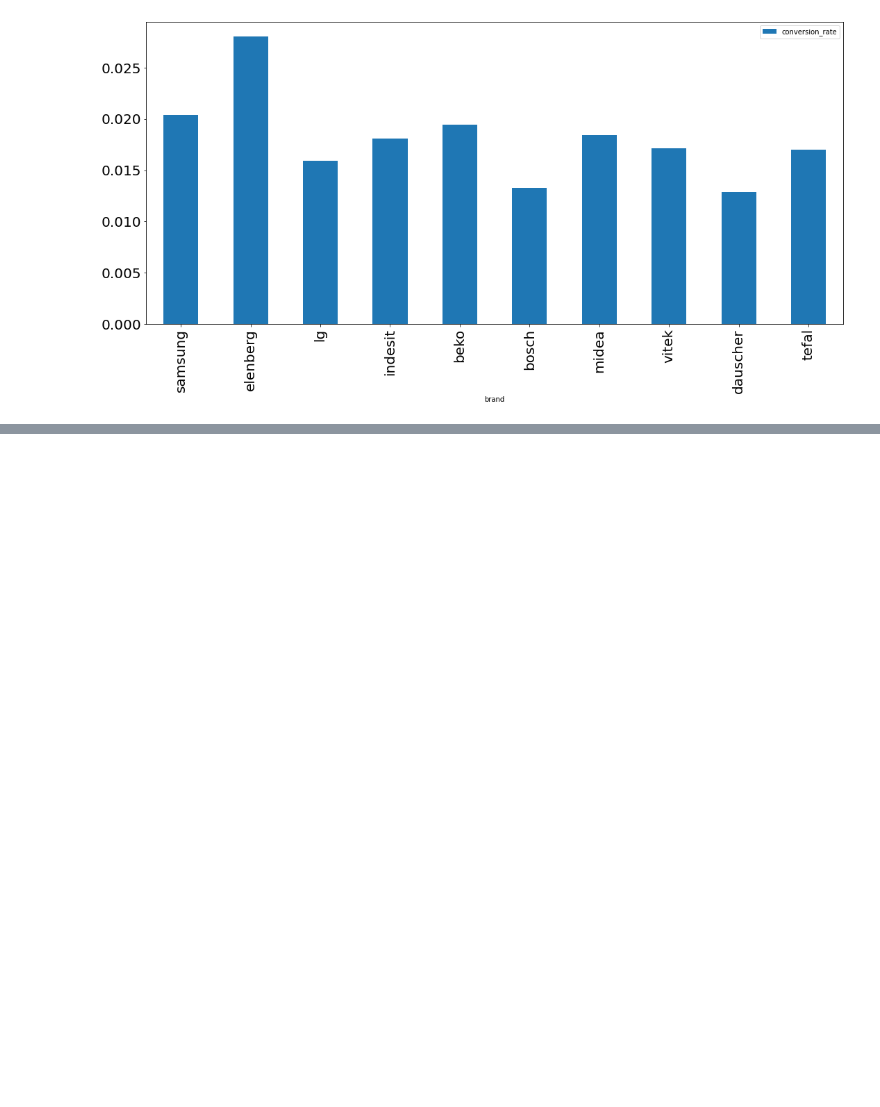
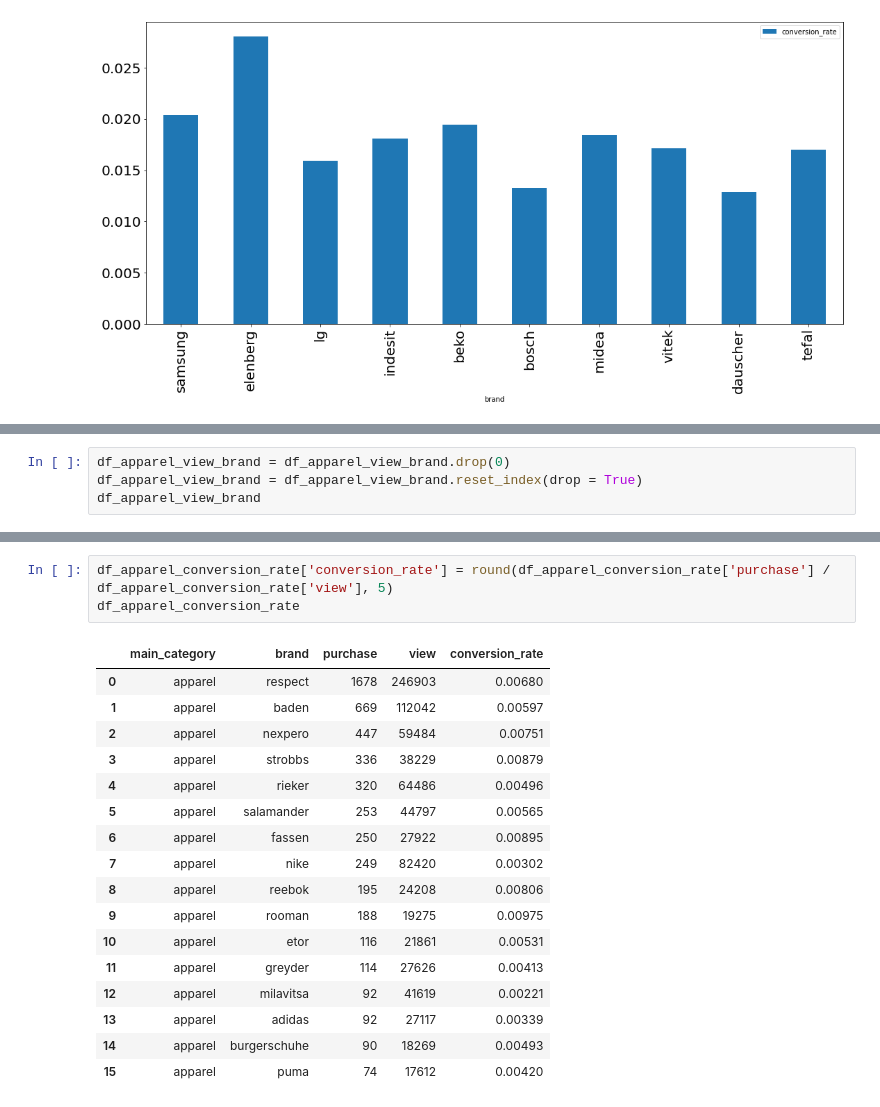
Before and after one commit to woorim99/CP2_1Team, a Jupyter notebook: cp2.ipynb, the cells around one changed output, grey strips where cells are left out. Cells and saved outputs as stored; diff of their text form; blank space fills up the shorter version.

```diff
--- a/cp2.ipynb
+++ b/cp2.ipynb
@@ -642,0 +731,4 @@ df_appliances_conversion_rate.plot(x="brand", y='conversion_rate', kind="bar",fi
+# %%
+df_apparel_view_brand = df_apparel_view_brand.drop(0)
+df_apparel_view_brand = df_apparel_view_brand.reset_index(drop = True)
+df_apparel_view_brand
@@ -642,0 +840,21 @@ df_appliances_conversion_rate.plot(x="brand", y='conversion_rate', kind="bar",fi
+# %%
+df_apparel_conversion_rate['conversion_rate'] = round(df_apparel_conversion_rate['purchase'] / df_apparel_conversion_rate['view'], 5)
+df_apparel_conversion_rate
+# %% [output]
+|  | main_category | brand | purchase | view | conversion_rate |
+| 0 | apparel | respect | 1678 | 246903 | 0.00680 |
+| 1 | apparel | baden | 669 | 112042 | 0.00597 |
+| 2 | apparel | nexpero | 447 | 59484 | 0.00751 |
+| 3 | apparel | strobbs | 336 | 38229 | 0.00879 |
+| 4 | apparel | rieker | 320 | 64486 | 0.00496 |
+| 5 | apparel | salamander | 253 | 44797 | 0.00565 |
+| 6 | apparel | fassen | 250 | 27922 | 0.00895 |
+| 7 | apparel | nike | 249 | 82420 | 0.00302 |
+| 8 | apparel | reebok | 195 | 24208 | 0.00806 |
+| 9 | apparel | rooman | 188 | 19275 | 0.00975 |
+| 10 | apparel | etor | 116 | 21861 | 0.00531 |
+| 11 | apparel | greyder | 114 | 27626 | 0.00413 |
+| 12 | apparel | milavitsa | 92 | 41619 | 0.00221 |
+| 13 | apparel | adidas | 92 | 27117 | 0.00339 |
+| 14 | apparel | burgerschuhe | 90 | 18269 | 0.00493 |
+| 15 | apparel | puma | 74 | 17612 | 0.00420 |
```
Also changed, not shown: parts of 21 cells of this notebook.
